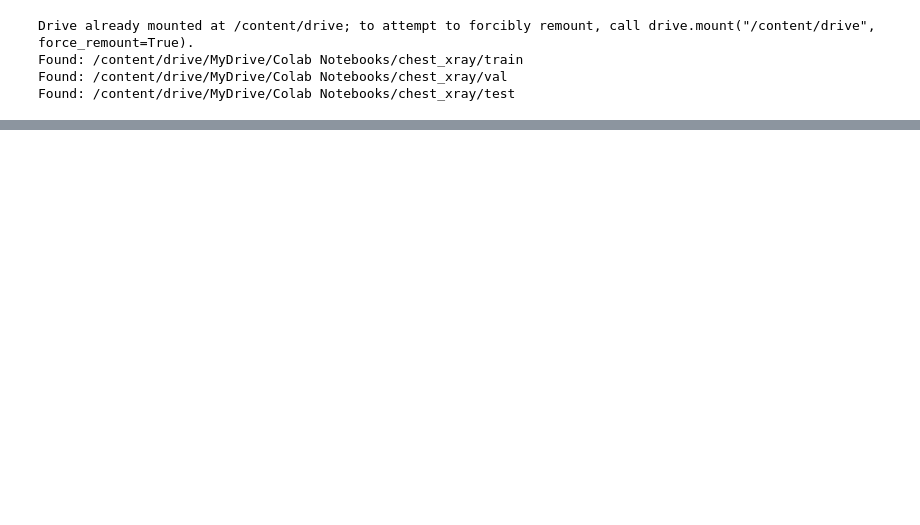
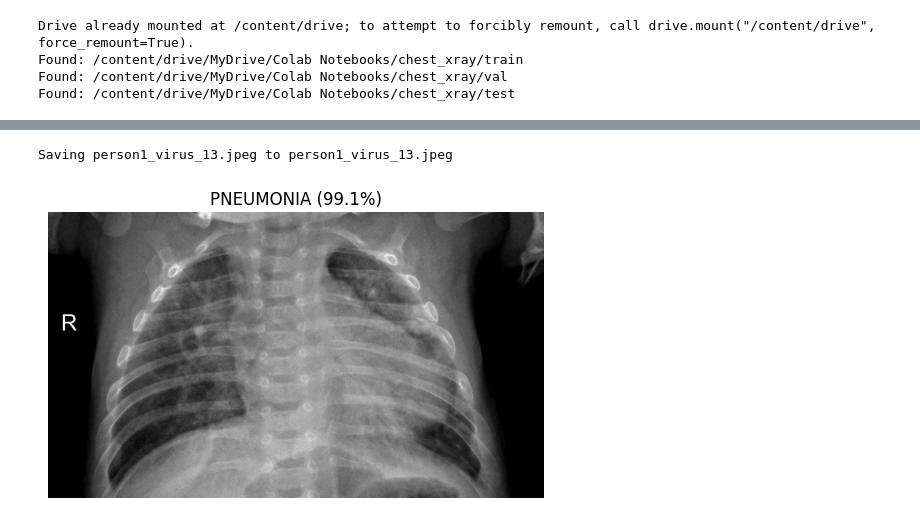
Before and after one commit to malihamostafa023-cmd/CNN, a Jupyter notebook: cnn.ipynb, the cells around one changed output, grey strips where cells are left out. Drawn from its saved outputs; the diff is of its cells as text; code cells hidden in the pictures; blank space fills up the shorter version.

```diff
--- a/cnn.ipynb
+++ b/cnn.ipynb
@@ -256,0 +387,78 @@ NameError: name 'models' is not defined
+# %%
+from google.colab import files
+from PIL import Image
+import matplotlib.pyplot as plt
+from torchvision import transforms
+import torch.nn.functional as F
+
+# ===============================
+# Load trained DeepCNN model
+# ===============================
+class DeepCNN(nn.Module):
+    def __init__(self, n_classes=2):
+        super().__init__()
+        def block(c_in, c_out):
+            return nn.Sequential(
+                nn.Conv2d(c_in, c_out, kernel_size=3, padding=1),
+                nn.BatchNorm2d(c_out),
+                nn.ReLU(inplace=True),
+                nn.Conv2d(c_out, c_out, kernel_size=3, padding=1),
+                nn.BatchNorm2d(c_out),
+                nn.ReLU(inplace=True),
+                nn.MaxPool2d(2)
+            )
+        self.features = nn.Sequential(
+            block(3, 32), block(32, 64), block(64, 128),
+            block(128, 256), block(256, 512)
+        )
+        self.classifier = nn.Sequential(
+            nn.AdaptiveAvgPool2d(1),
+            nn.Flatten(),
+            nn.Dropout(0.5),
+            nn.Linear(512, 256),
+            nn.ReLU(inplace=True),
+            nn.Dropout(0.3),
+            nn.Linear(256, n_classes)
+        )
+    def forward(self, x):
+        return self.classifier(self.features(x))
+
+# Initialize model and load weights
+model_pred = DeepCNN(n_classes=2).to(device)
+model_pred.load_state_dict(torch.load("best_deepcnn.pth", map_location=device))
+model_pred.eval()
+
+# Class names (from dataset order: alphabetical)
+class_names = ['NORMAL', 'PNEUMONIA']
+
+# ===============================
+# Upload an image
+# ===============================
+uploaded = files.upload()
+img_path = list(uploaded.keys())[0]
+
+# Same preprocessing as training
+transform = transforms.Compose([
+    transforms.Resize((224,224)),
+    transforms.ToTensor(),
+    transforms.Normalize([0.5,0.5,0.5],[0.5,0.5,0.5])
+])
+
+# Open and preprocess
+img = Image.open(img_path).convert("RGB")
+x = transform(img).unsqueeze(0).to(device)
+
+# Predict
+with torch.no_grad():
+    logits = model_pred(x)
+    probs = F.softmax(logits, dim=1).squeeze().cpu().numpy()
+    pred_idx = int(probs.argmax())
+    pred_label = class_names[pred_idx]
+    confidence = probs[pred_idx] * 100.0
+
+# Show result
+plt.imshow(img)
+plt.axis("off")
+plt.title(f"{pred_label} ({confidence:.1f}%)")
+plt.show()
+# %% [output]
@@ -256,0 +466,2 @@ NameError: name 'models' is not defined
+Saving person1_virus_13.jpeg to person1_virus_13.jpeg
+[figure, added]
```
Also changed, not shown: parts of 5 cells of this notebook.
